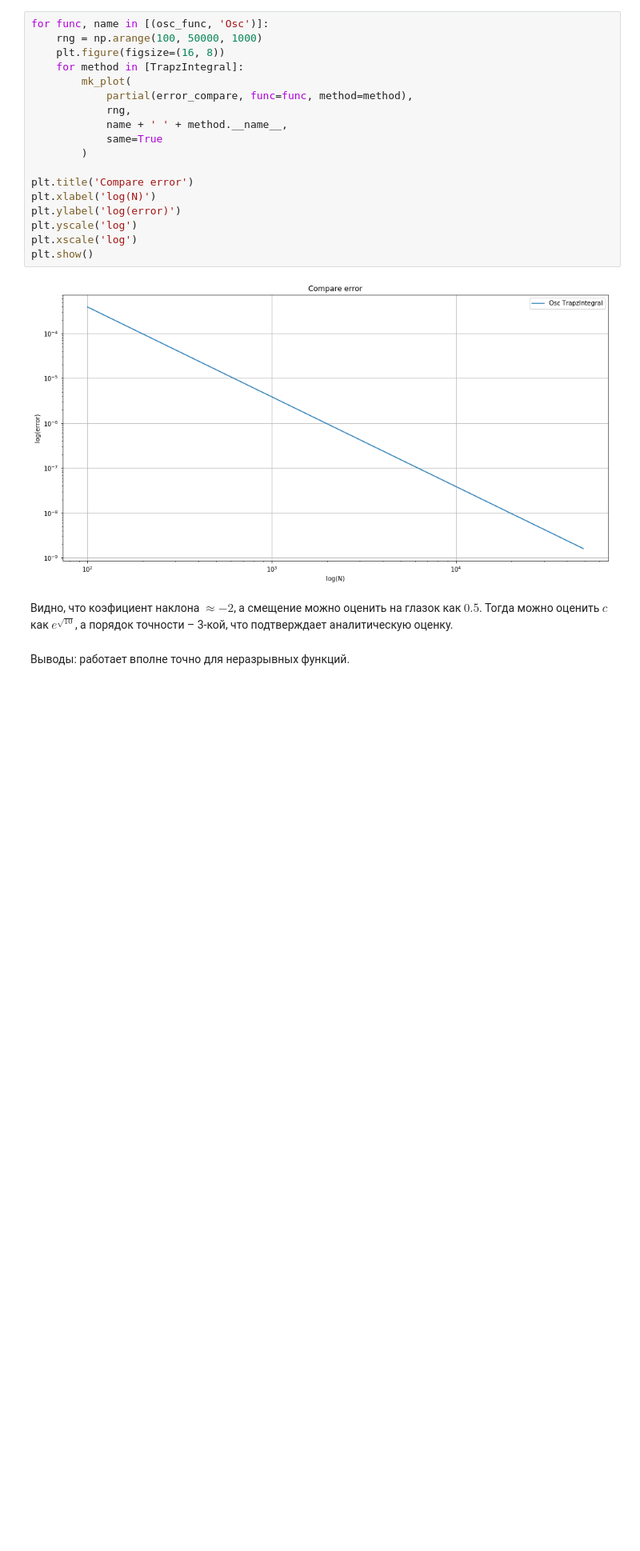
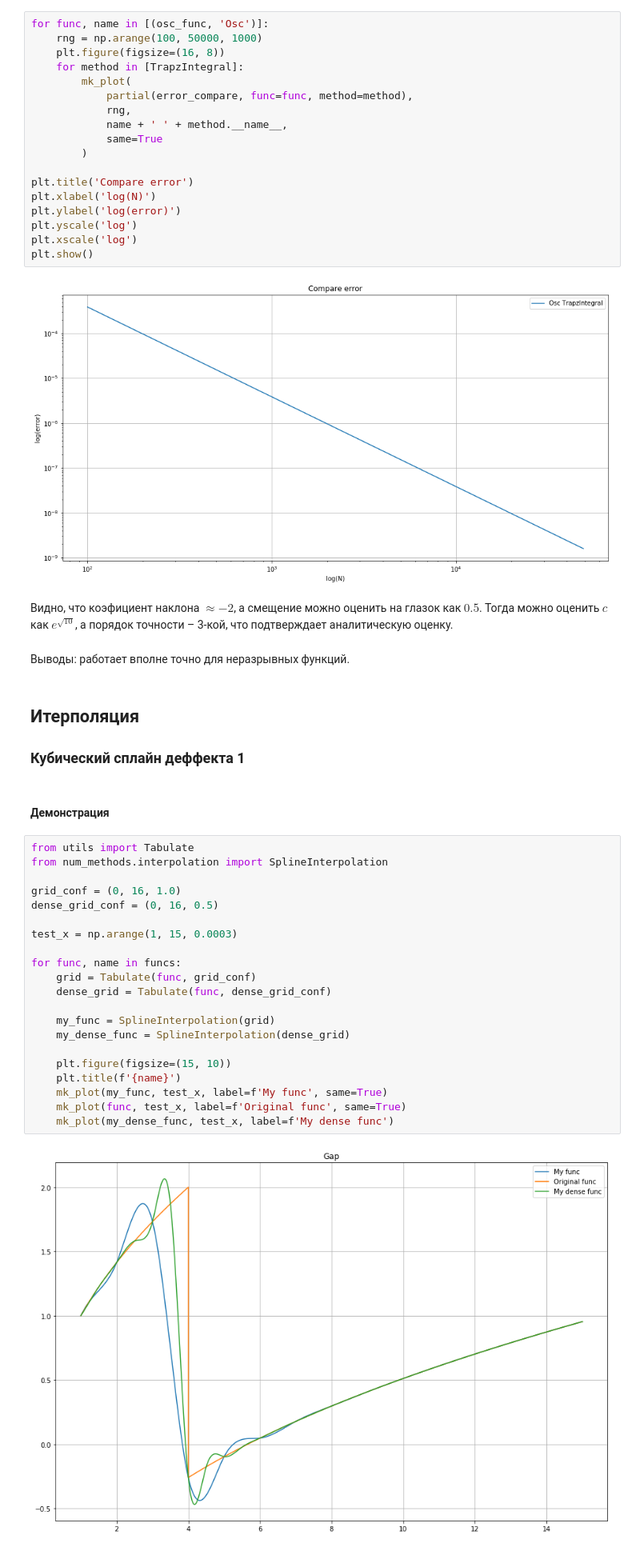
Before and after one commit to Andrey-Tkachev/threshold-dynamics, a Jupyter notebook: report.ipynb, the cells around one changed output. Shown at 80% size. Drawn from its saved outputs; the diff is of its cells as text; blank space fills up the shorter version.

Commit message:
add spline interpolation

```diff
--- a/report.ipynb
+++ b/report.ipynb
@@ -135,3 +139,31 @@ plt.show()
 $e^{\sqrt{10}}$, а порядок точности – 3-кой, что подтверждает аналитическую оценку.
 # %% [markdown]
 Выводы: работает вполне точно для неразрывных функций.
+# %% [markdown]
+## Итерполяция
+### Кубический сплайн деффекта 1
+# %% [markdown]
+#### Демонстрация
+# %%
+from utils import Tabulate
+from num_methods.interpolation import SplineInterpolation
+
+grid_conf = (0, 16, 1.0)
+dense_grid_conf = (0, 16, 0.5)
+
+test_x = np.arange(1, 15, 0.0003)
+
+for func, name in funcs:
+    grid = Tabulate(func, grid_conf)
+    dense_grid = Tabulate(func, dense_grid_conf)
+
+    my_func = SplineInterpolation(grid)
+    my_dense_func = SplineInterpolation(dense_grid)
+
+    plt.figure(figsize=(15, 10))
+    plt.title(f'{name}')
+    mk_plot(my_func, test_x, label=f'My func', same=True)
+    mk_plot(func, test_x, label=f'Original func', same=True)
+    mk_plot(my_dense_func, test_x, label=f'My dense func')
+# %% [output]
+[figure, added]
```
Also changed, not shown: parts of 9 cells of this notebook, 7 other files.
